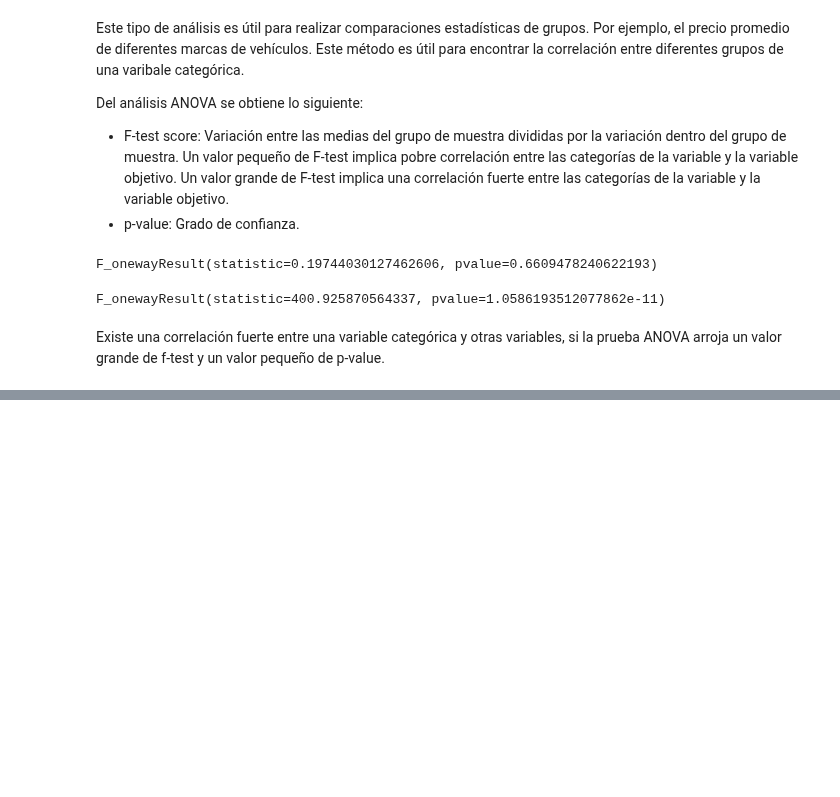
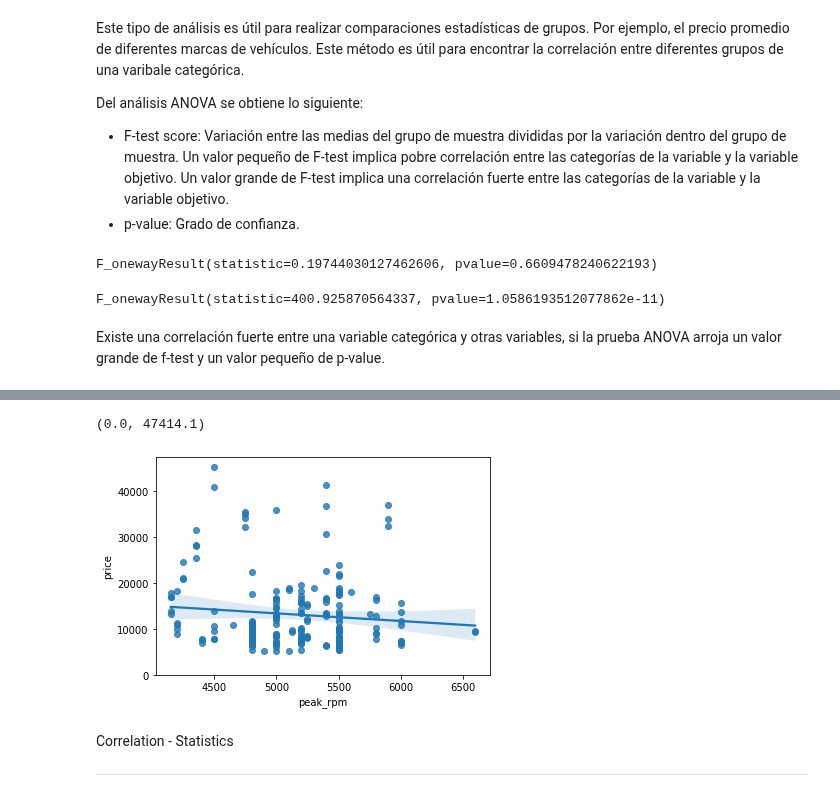
Before and after one commit to PosgradoMNA/actividades-de-aprendizaje-murasakiw, a Jupyter notebook: Semana6_Data_Analysis_with_Python.ipynb, the cells around one changed output, grey strips where cells are left out. Saved outputs shown, nothing was run; the diff lists cells and outputs as text; code cells hidden in the pictures; blank space fills up the shorter version.

```diff
--- a/Semana6_Data_Analysis_with_Python.ipynb
+++ b/Semana6_Data_Analysis_with_Python.ipynb
@@ -222,0 +245,13 @@ Existe una correlación fuerte entre una variable categórica y otras variables,
+# %%
+#Ejemplo de una correlación débil
+df['peak_rpm'] = pd.to_numeric(df['peak_rpm'])
+media = np.mean(df.peak_rpm)
+df['peak_rpm'] = df['peak_rpm'].replace(np.nan, media)
+sns.regplot(x='peak_rpm', y='price', data=df)
+plt.ylim(0)
+# %% [output]
+(0.0, 47414.1)
+[figure, added]
+# %% [markdown]
+Correlation - Statistics
+___
```
Also changed, not shown: parts of 6 cells of this notebook.
